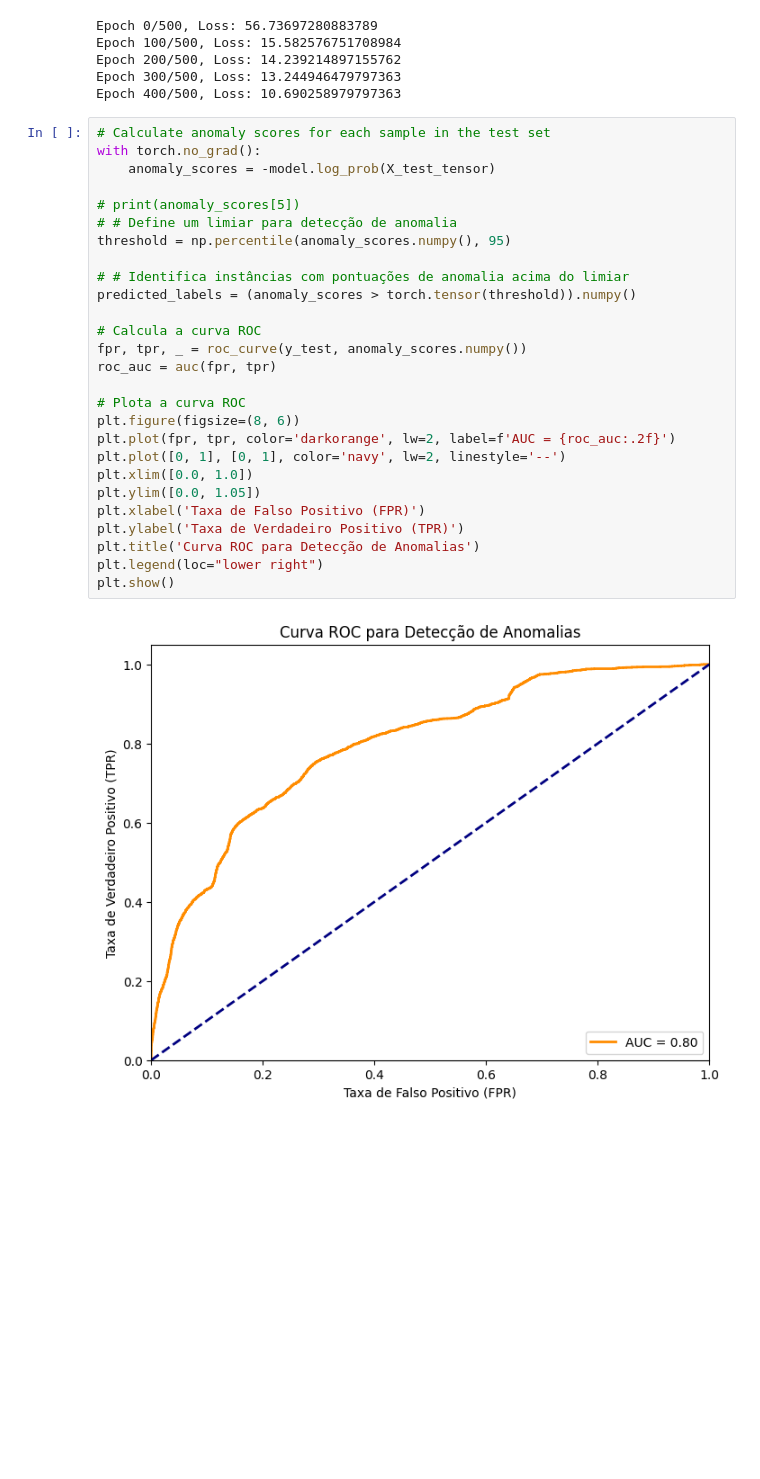
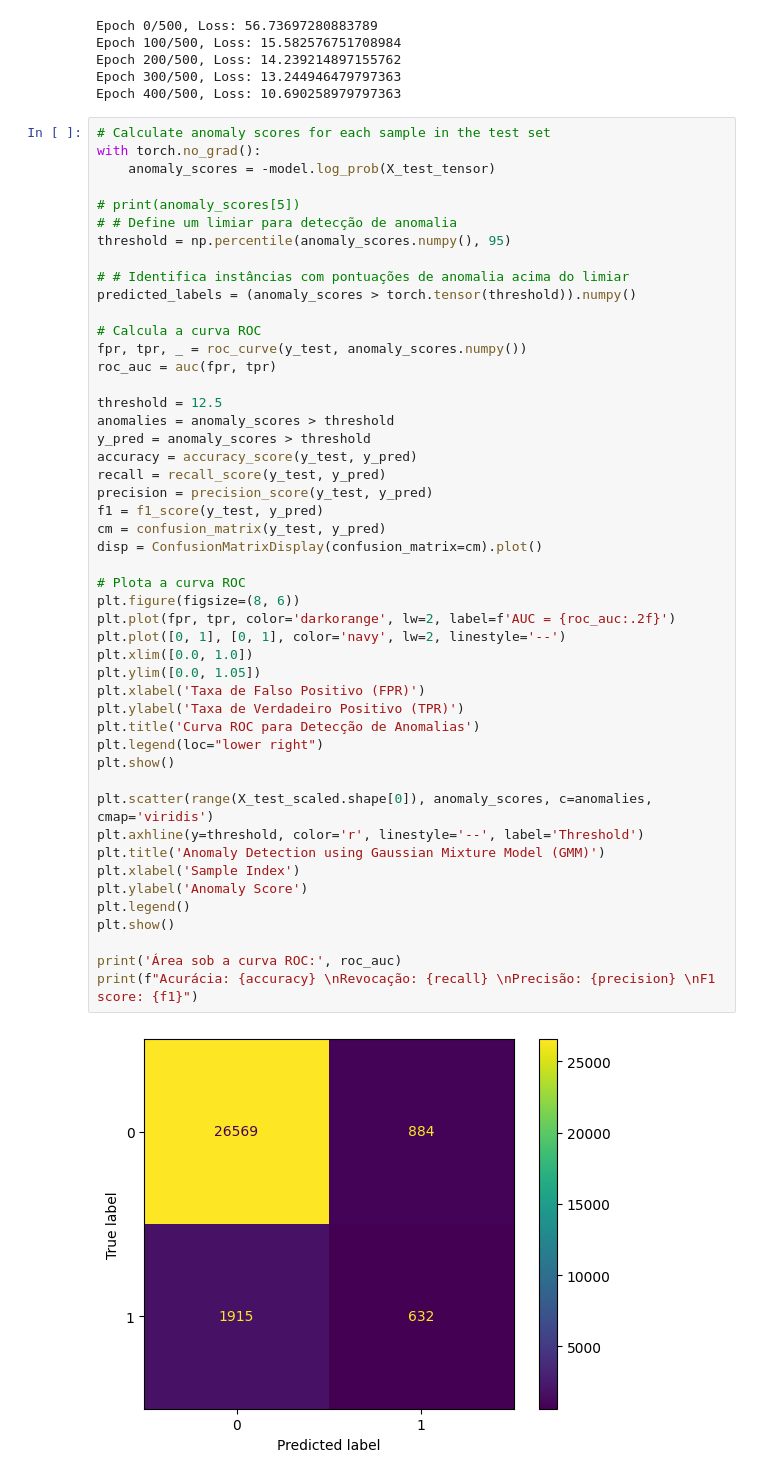
Before and after one commit to Diego397/Machine-Learning-Project, a Jupyter notebook: [CK0255]_Trabalho_Final_NF.ipynb, the cells around one changed output. Saved outputs shown, nothing was run; the diff lists cells and outputs as text; blank space fills up the shorter version.

```diff
--- a/[CK0255]_Trabalho_Final_NF.ipynb
+++ b/[CK0255]_Trabalho_Final_NF.ipynb
@@ -153,29 +139,50 @@ Epoch 400/500, Loss: 10.690258979797363
 # %%
 # Calculate anomaly scores for each sample in the test set
 with torch.no_grad():
     anomaly_scores = -model.log_prob(X_test_tensor)
 
 # print(anomaly_scores[5])
 # # Define um limiar para detecção de anomalia
 threshold = np.percentile(anomaly_scores.numpy(), 95)
 
 # # Identifica instâncias com pontuações de anomalia acima do limiar
 predicted_labels = (anomaly_scores > torch.tensor(threshold)).numpy()
 
 # Calcula a curva ROC
 fpr, tpr, _ = roc_curve(y_test, anomaly_scores.numpy())
 roc_auc = auc(fpr, tpr)
 
+threshold = 12.5
+anomalies = anomaly_scores > threshold
+y_pred = anomaly_scores > threshold
+accuracy = accuracy_score(y_test, y_pred)
+recall = recall_score(y_test, y_pred)
+precision = precision_score(y_test, y_pred)
+f1 = f1_score(y_test, y_pred)
+cm = confusion_matrix(y_test, y_pred)
+disp = ConfusionMatrixDisplay(confusion_matrix=cm).plot()
+
 # Plota a curva ROC
 plt.figure(figsize=(8, 6))
 plt.plot(fpr, tpr, color='darkorange', lw=2, label=f'AUC = {roc_auc:.2f}')
 plt.plot([0, 1], [0, 1], color='navy', lw=2, linestyle='--')
 plt.xlim([0.0, 1.0])
 plt.ylim([0.0, 1.05])
 plt.xlabel('Taxa de Falso Positivo (FPR)')
 plt.ylabel('Taxa de Verdadeiro Positivo (TPR)')
 plt.title('Curva ROC para Detecção de Anomalias')
 plt.legend(loc="lower right")
 plt.show()
+
+plt.scatter(range(X_test_scaled.shape[0]), anomaly_scores, c=anomalies, cmap='viridis')
+plt.axhline(y=threshold, color='r', linestyle='--', label='Threshold')
+plt.title('Anomaly Detection using Gaussian Mixture Model (GMM)')
+plt.xlabel('Sample Index')
+plt.ylabel('Anomaly Score')
+plt.legend()
+plt.show()
+
+print('Área sob a curva ROC:', roc_auc)
+print(f"Acurácia: {accuracy} \nRevocação: {recall} \nPrecisão: {precision} \nF1 score: {f1}")
 # %% [output]
-[figure, old version]
+[figure, new version]
```
Also changed, not shown: parts of 3 cells of this notebook, 4 other files.
